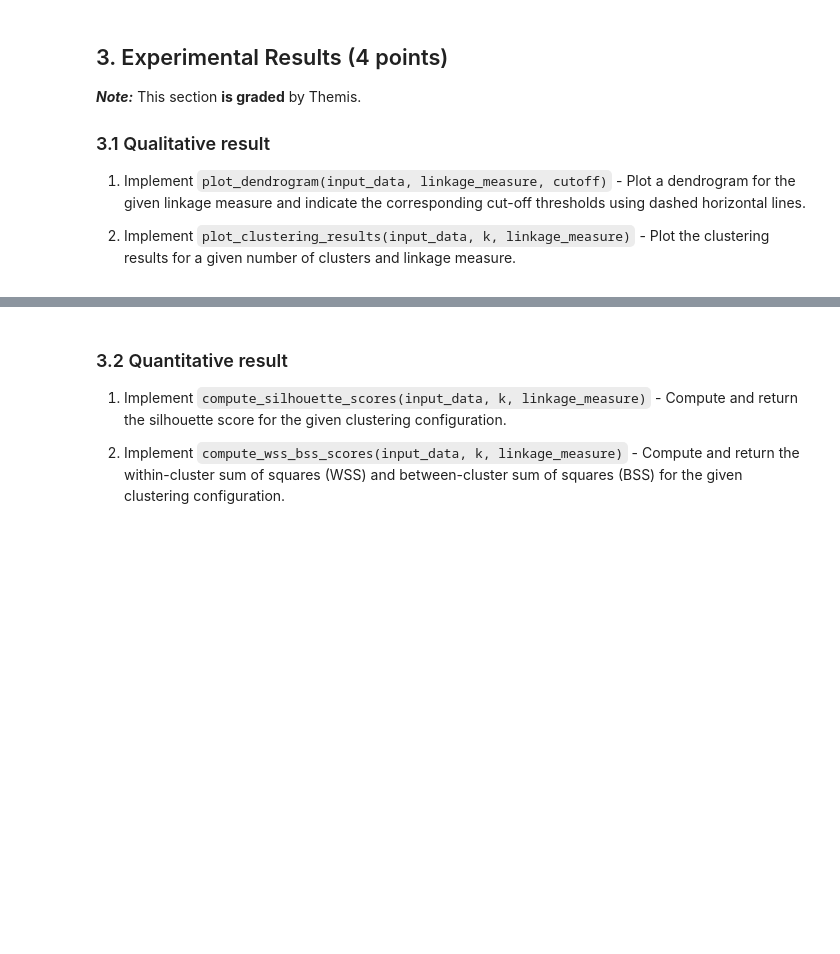
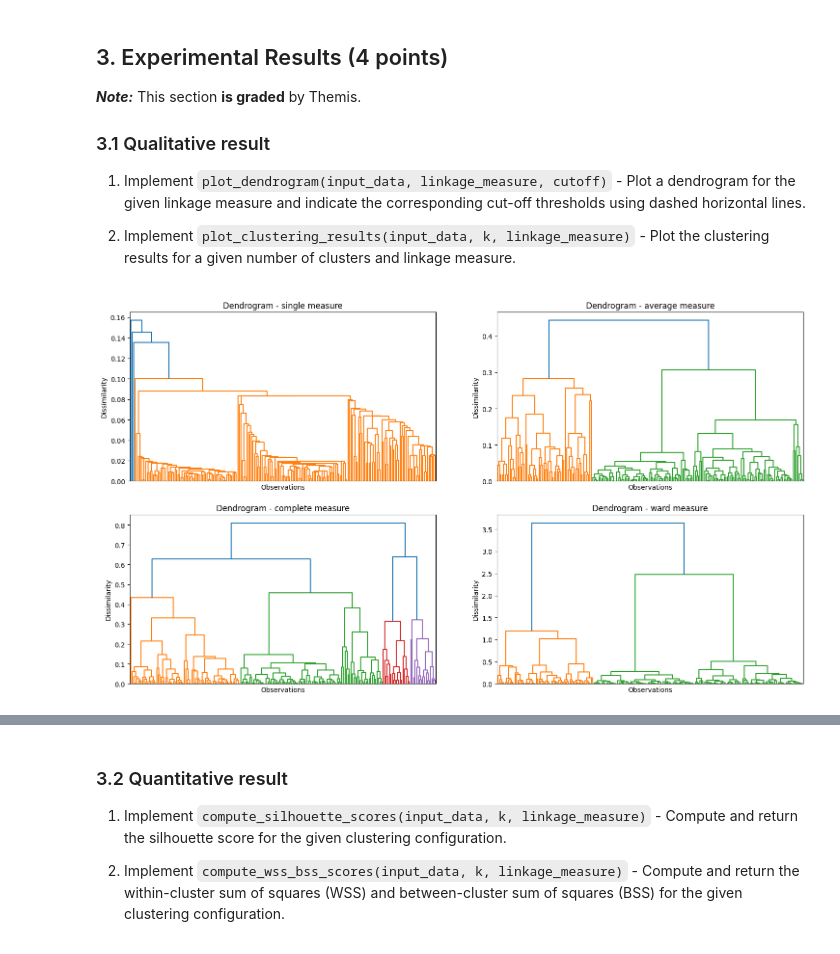
Before and after one commit to TheKingBlue/IntroductionToML, a Jupyter notebook: Assignment2/Assignment2.ipynb, the cells around one changed output, grey strips where cells are left out. Cells and saved outputs as stored; diff of their text form; code cells hidden in the pictures; blank space fills up the shorter version.

Commit message:
Plots

```diff
--- a/Assignment2/Assignment2.ipynb
+++ b/Assignment2/Assignment2.ipynb
@@ -255,0 +258,7 @@ def plot_clustering_results(input_data, k, linkage_measure):
+# %%
+plt.figure(figsize=(18, 10))
+for m in range(1, len(linkage_measures)+1):
+    plt.subplot(2, 2, m)
+    plot_dendrogram(data, linkage_measures[m-1], [])
+# %% [output]
+[figure, added]
```
Also changed, not shown: parts of 2 cells of this notebook.
